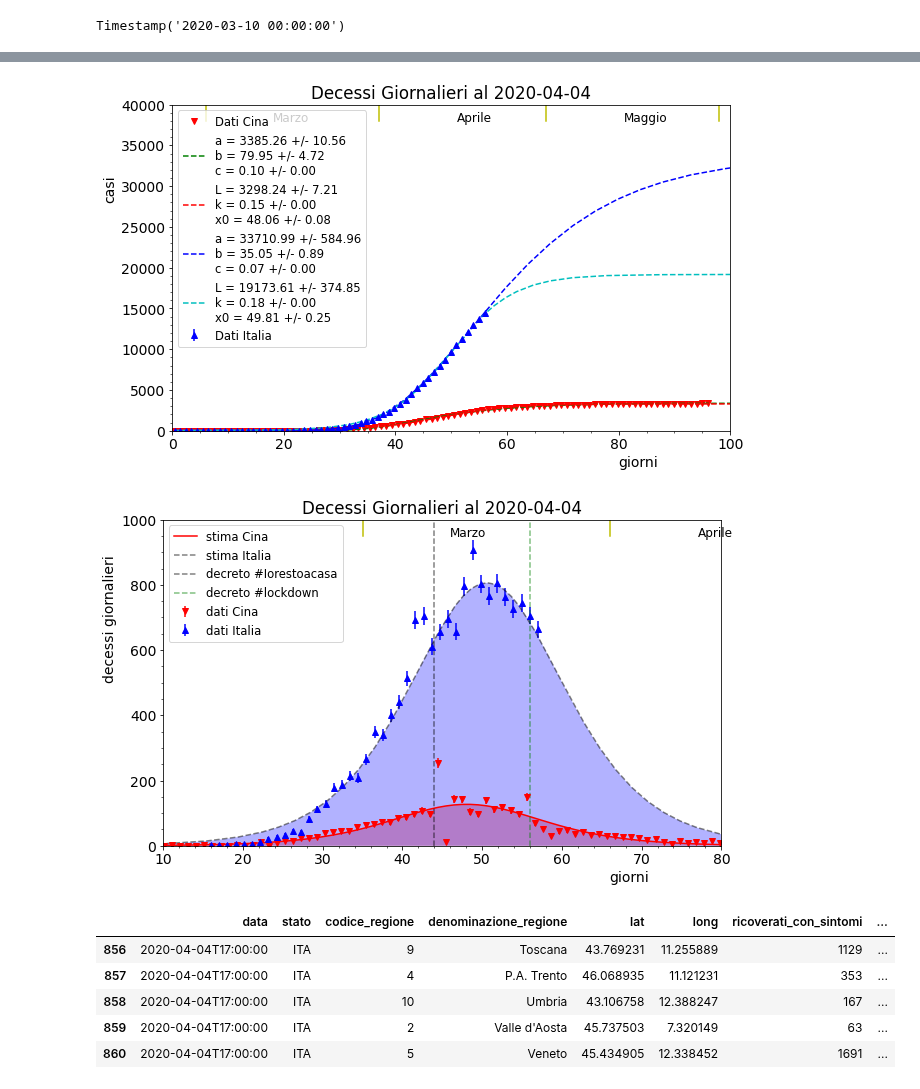
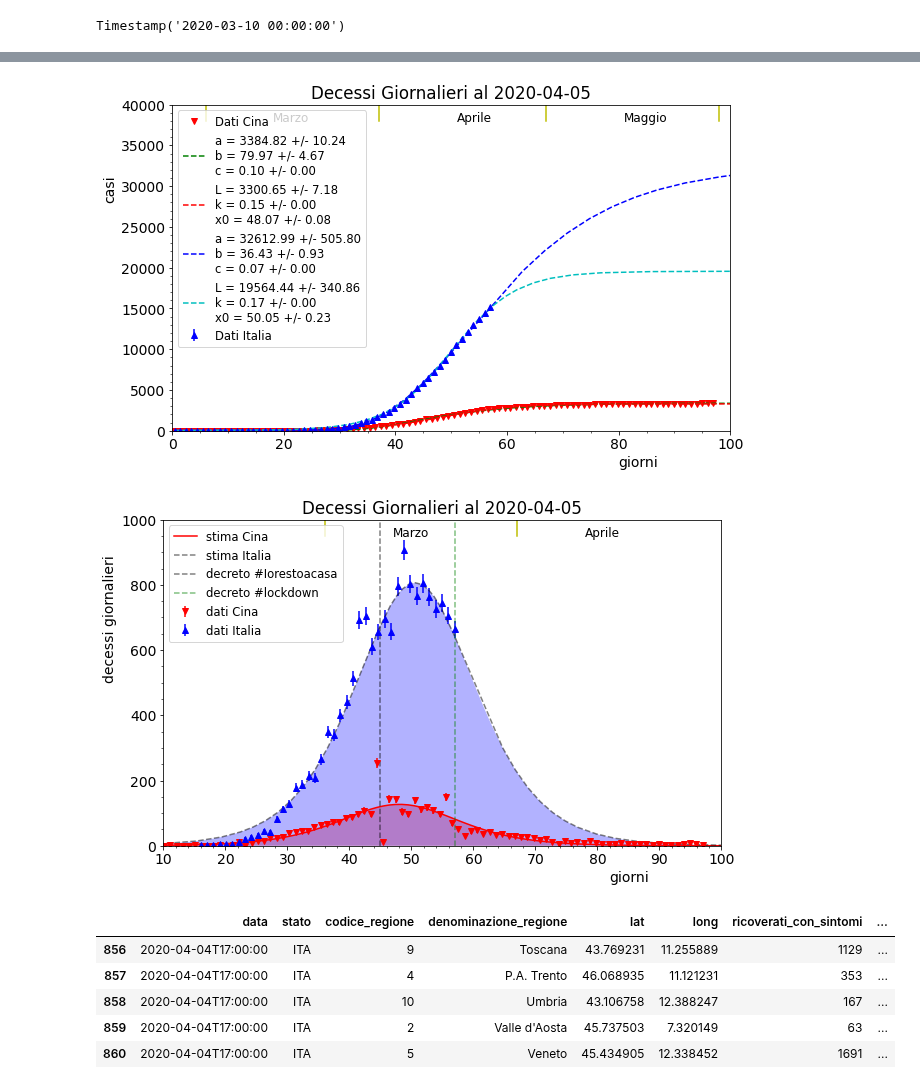
Before and after one commit to lorenzopaolucci/studenti, a Jupyter notebook: covid19.ipynb, the cells around one changed output, grey strips where cells are left out. Saved outputs shown, nothing was run; the diff lists cells and outputs as text; code cells hidden in the pictures.

```diff
--- a/covid19.ipynb
+++ b/covid19.ipynb
@@ -520,7 +588,7 @@ print (df.iloc[14,0])
 # %%
 # world data
 # https://github.com/CSSEGISandData/COVID-19
-data_sel = '2020-04-04'
+data_sel = '2020-04-05'
 url_csv_file = "https://www.ecdc.europa.eu/sites/default/files/documents/COVID-19-geographic-disbtribution-worldwide-{:s}.xlsx".format(data_sel)
 dw = pd.read_excel(url_csv_file)
 dw.tail()
@@ -782,36 +850,36 @@ x = np.linspace(-ita_offset, 100, 100+ita_offset)
 ax.plot(x, np.gradient(Logistic(x-16, *save_popt_l_i), x), 'k--', label='stima Italia', alpha=0.5)
 ax.fill_between(x, 0, np.gradient(Logistic(x-16, *save_popt_l_i), x), facecolor='blue', alpha=0.3)
 
 
 
 ymax = 1000
 yptxt = ymax - ymax*0.05
 ax.set_ylim(0,ymax)
-ax.set_xlim(10,80)
+ax.set_xlim(10,100)
 #ax.plot([14,14], [0,ymax], 'k-', label='decreto #Iorestoacasa')
 #ax.plot([31-ita_offset,31-ita_offset], [yptxt,ymax], 'y-')
 # ax.plot([11+29-ita_offset,11+29-ita_offset], [yptxt,ymax], 'y-')
 # ax.plot([11+29+31-ita_offset,11+29+31-ita_offset], [yptxt,ymax], 'y-')
 # ax.plot([11+29+31+30-ita_offset,11+29+31+30-ita_offset], [yptxt,ymax], 'y-')
 # ax.text(11+29-ita_offset+12, yptxt, 'Marzo', fontsize=12)
 # ax.text(11+29+31-ita_offset+12, yptxt, 'Aprile', fontsize=12)
 # ax.text(11+29+31+30-ita_offset+7, yptxt, 'Maggio', fontsize=12)
 ax.plot([T_days-ita_offset-12,T_days-ita_offset-12], [0,ymax], 'k--', label='decreto #Iorestoacasa', alpha=0.5)
 ax.plot([T_days-ita_offset,T_days-ita_offset], [0,ymax], 'g--', label='decreto #lockdown', alpha=0.5)
 ax.plot([T_days-ita_offset-21,T_days-ita_offset-21], [yptxt,ymax], 'y-')
 ax.plot([T_days-ita_offset+10,T_days-ita_offset+10], [yptxt,ymax], 'y-')
 ax.text(T_days-ita_offset-10, yptxt, 'Marzo', fontsize=12)
 ax.text(T_days-ita_offset-10+31, yptxt, 'Aprile', fontsize=12)
 
 ax.set_title('Decessi Giornalieri al '+str(Italy.iloc[-1,0])[0:10])
 ax.set_xlabel('giorni', horizontalalignment = 'left', x=0.8)
 ax.set_ylabel('decessi giornalieri', horizontalalignment = 'left', y=0.5)
 plt.minorticks_on()
 plt.legend(loc=2, prop={'size':'small'})
 plt.show()
 # %% [output]
-[figure, old version]
+[figure, new version]
-[figure, old version]
+[figure, new version]
 # %%
 # DATI COVID REGIONI
 # istat http://dati.istat.it/Index.aspx?QueryId=26428#
```
Also changed, not shown: parts of 10 cells of this notebook.
